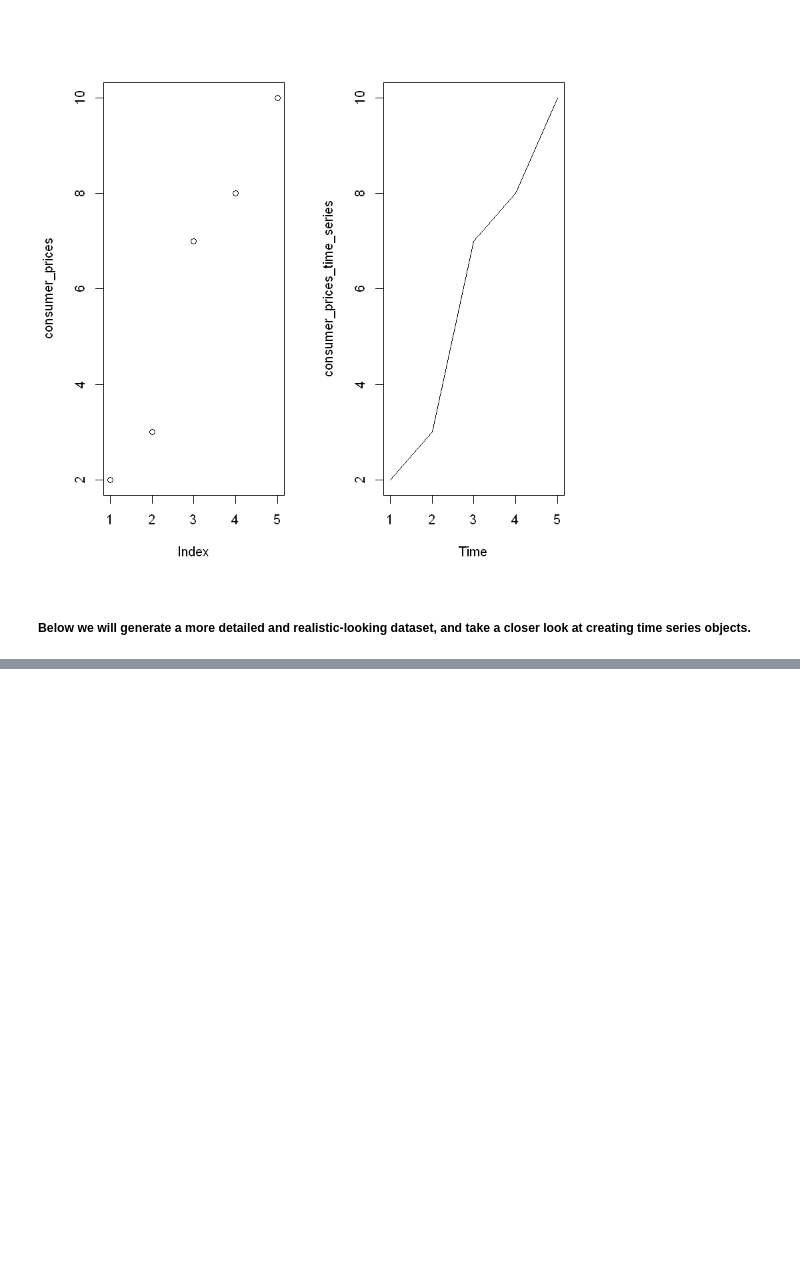
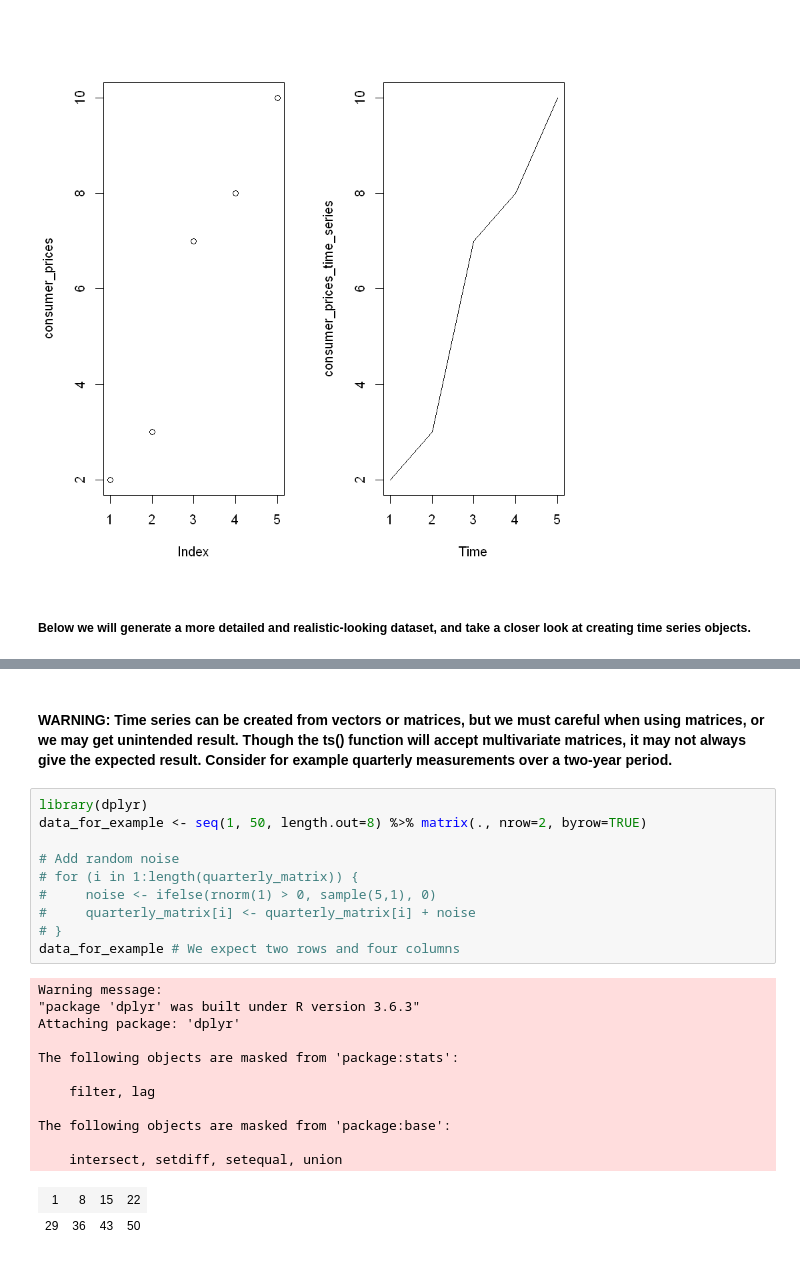
Before and after one commit to TylerTompa/Time-Series, a Jupyter notebook: Time Series Basics.ipynb, the cells around one changed output, grey strips where cells are left out. Cells and saved outputs as stored; diff of their text form; blank space fills up the shorter version.

```diff
--- a/Time Series Basics.ipynb
+++ b/Time Series Basics.ipynb
@@ -366,0 +341,26 @@ random_matrix
+# %% [markdown]
+#### WARNING: Time series can be created from vectors or matrices, but we must careful when using matrices, or we may get unintended result.  Though the ts() function will accept multivariate matrices, it may not always give the expected result.  Consider for example quarterly measurements over a two-year period.
+# %%
+library(dplyr)
+data_for_example <- seq(1, 50, length.out=8) %>% matrix(., nrow=2, byrow=TRUE)
+
+# Add random noise
+# for (i in 1:length(quarterly_matrix)) {
+#     noise <- ifelse(rnorm(1) > 0, sample(5,1), 0)
+#     quarterly_matrix[i] <- quarterly_matrix[i] + noise
+# }
+data_for_example # We expect two rows and four columns
+# %% [output]
+Warning message:
+"package 'dplyr' was built under R version 3.6.3"
+Attaching package: 'dplyr'
+
+The following objects are masked from 'package:stats':
+
+    filter, lag
+
+The following objects are masked from 'package:base':
+
+    intersect, setdiff, setequal, union
+| 1 | 8 | 15 | 22 |
+| 29 | 36 | 43 | 50 |
```
Also changed, not shown: parts of 28 cells of this notebook.
